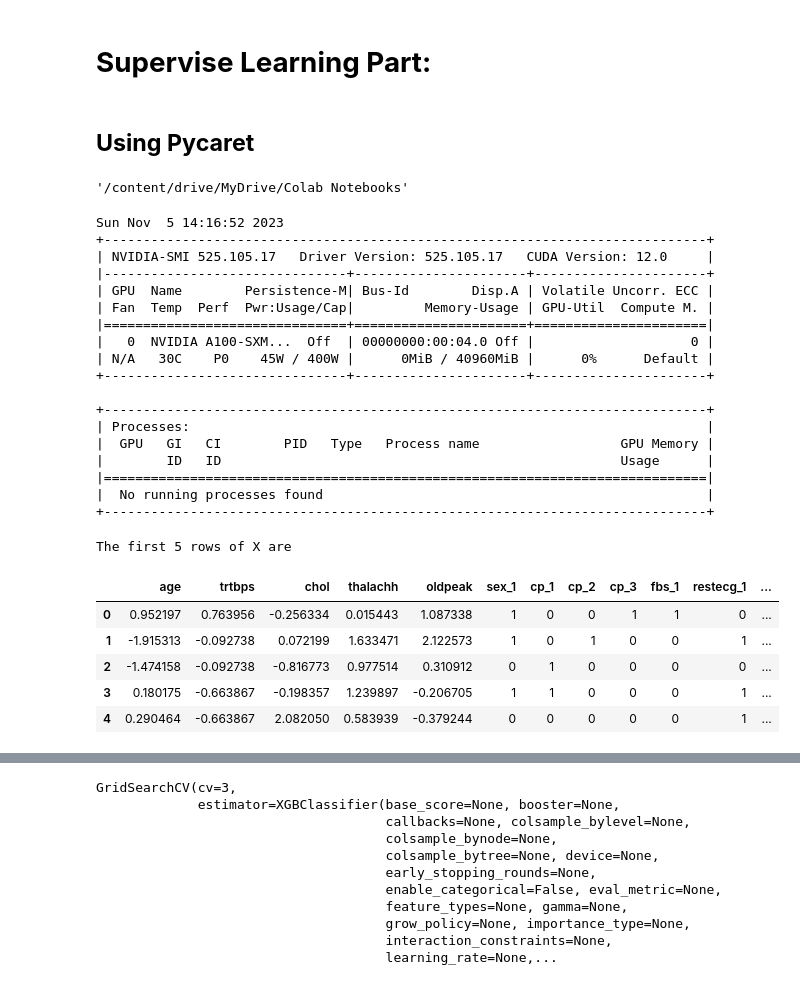
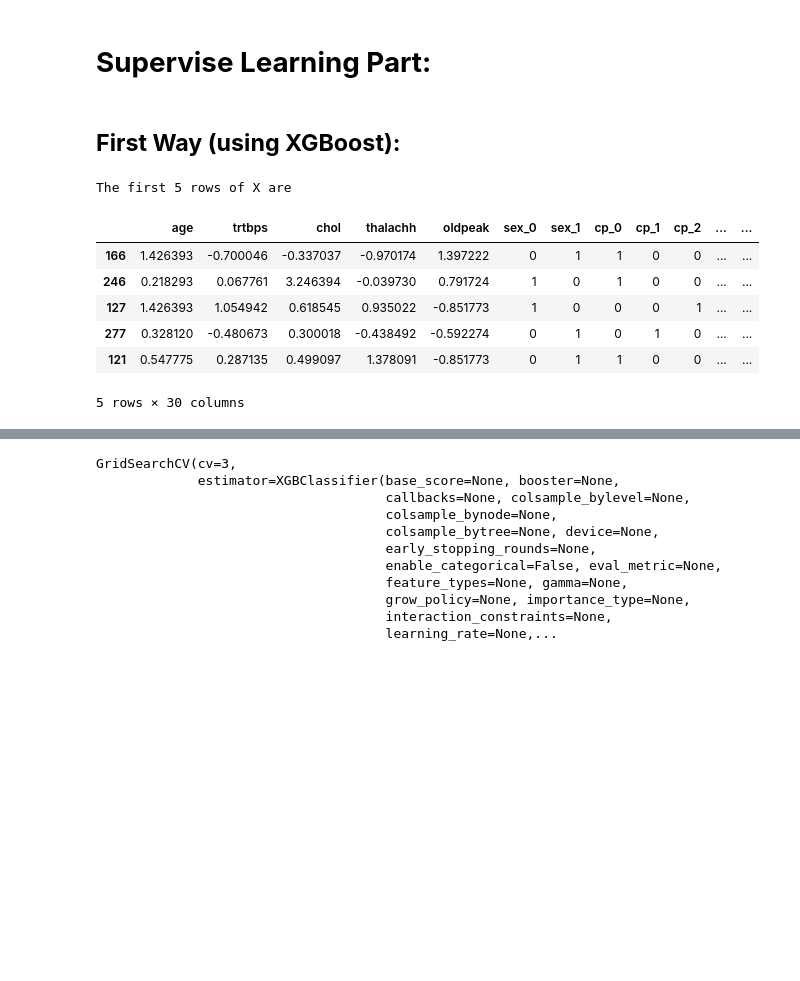
Before and after one commit to dc-neo/heart_attack_predict, a Jupyter notebook: Heart_Disease_Semi-Supervised.ipynb, the cells around one changed output, grey strips where cells are left out. Saved outputs shown, nothing was run; the diff lists cells and outputs as text; code cells hidden in the pictures; blank space fills up the shorter version.

```diff
--- a/Heart_Disease_Semi-Supervised.ipynb
+++ b/Heart_Disease_Semi-Supervised.ipynb
@@ -202,68 +202,42 @@ bx.set_xticklabels(bx.get_xticklabels(),rotation=45)
 [figure]
 # %% [markdown]
 # **Supervise Learning Part:**
-# %% [markdown]
-## **Using Pycaret**
-# %%
-os.getcwd()
-os.chdir('/content/drive/MyDrive/Colab Notebooks')
-os.getcwd()
-# %% [output]
-'/content/drive/MyDrive/Colab Notebooks'
-# %%
-gpu_info = !nvidia-smi
-gpu_info = '\n'.join(gpu_info)
-if gpu_info.find('failed') >= 0:
-  gpu_available=False
-  print('Not connected to a GPU')
-else:
-  gpu_available=True
-  print(gpu_info)
-# %% [output]
-Sun Nov  5 14:16:52 2023
-+-----------------------------------------------------------------------------+
-| NVIDIA-SMI 525.105.17   Driver Version: 525.105.17   CUDA Version: 12.0     |
-|-------------------------------+----------------------+----------------------+
-| GPU  Name        Persistence-M| Bus-Id        Disp.A | Volatile Uncorr. ECC |
-| Fan  Temp  Perf  Pwr:Usage/Cap|         Memory-Usage | GPU-Util  Compute M. |
-|===============================+======================+======================|
-|   0  NVIDIA A100-SXM...  Off  | 00000000:00:04.0 Off |                    0 |
-| N/A   30C    P0    45W / 400W |      0MiB / 40960MiB |      0%      Default |
-+-------------------------------+----------------------+----------------------+
-
-+-----------------------------------------------------------------------------+
-| Processes:                                                                  |
-|  GPU   GI   CI        PID   Type   Process name                  GPU Memory |
-|        ID   ID                                                   Usage      |
-|=============================================================================|
-|  No running processes found                                                 |
-+-----------------------------------------------------------------------------+
+# %% [markdown]
+## **First Way (using XGBoost):**
+# %%
+# Creating a subset for use when we need to use unlabelled data (unlab)
+
+train=df.sample(frac=0.8,random_state=200)
+unlab=df.drop(train.index)
 # %%
+# Labelled Dataset
+
 # In this code box, encoding categorical features for efficiency, scaling the continuous features
 
 # Features/Columns, defined by categorical (cat) / continuous (con)
-cat_cols = ['sex', 'cp', 'fbs', 'restecg', 'exng', 'slp', 'caa', 'thall', 'output']
+cat_cols = ['sex', 'cp', 'fbs', 'restecg', 'exng', 'slp', 'caa', 'thall']
 con_cols = ['age', 'trtbps', 'chol', 'thalachh', 'oldpeak']
 
 # encoding the categorical columns
-ha_encoded_data = pd.get_dummies(df, columns = cat_cols, drop_first = True)
+ha_encoded_data = pd.get_dummies(train, columns = cat_cols)
 
 # defining the features and target
-X = ha_encoded_data
-Y = ha_encoded_data
+X = ha_encoded_data.drop(['output'],axis=1)
+y = ha_encoded_data[['output']]
 
 # instantiating the scaler
 scaler = StandardScaler()
 
 # scaling the continuous features
 X[con_cols] = scaler.fit_transform(X[con_cols])
 print("The first 5 rows of X are")
 X.head()
 # %% [output]
 The first 5 rows of X are
-|  | age | trtbps | chol | thalachh | oldpeak | sex_1 | cp_1 | cp_2 | cp_3 | fbs_1 | restecg_1 | ... |
-| 0 | 0.952197 | 0.763956 | -0.256334 | 0.015443 | 1.087338 | 1 | 0 | 0 | 1 | 1 | 0 | ... |
-| 1 | -1.915313 | -0.092738 | 0.072199 | 1.633471 | 2.122573 | 1 | 0 | 1 | 0 | 0 | 1 | ... |
-| 2 | -1.474158 | -0.092738 | -0.816773 | 0.977514 | 0.310912 | 0 | 1 | 0 | 0 | 0 | 0 | ... |
-| 3 | 0.180175 | -0.663867 | -0.198357 | 1.239897 | -0.206705 | 1 | 1 | 0 | 0 | 0 | 1 | ... |
-| 4 | 0.290464 | -0.663867 | 2.082050 | 0.583939 | -0.379244 | 0 | 0 | 0 | 0 | 0 | 1 | ... |
+|  | age | trtbps | chol | thalachh | oldpeak | sex_0 | sex_1 | cp_0 | cp_1 | cp_2 | ... | ... |
+| 166 | 1.426393 | -0.700046 | -0.337037 | -0.970174 | 1.397222 | 0 | 1 | 1 | 0 | 0 | ... | ... |
+| 246 | 0.218293 | 0.067761 | 3.246394 | -0.039730 | 0.791724 | 1 | 0 | 1 | 0 | 0 | ... | ... |
+| 127 | 1.426393 | 1.054942 | 0.618545 | 0.935022 | -0.851773 | 1 | 0 | 0 | 0 | 1 | ... | ... |
+| 277 | 0.328120 | -0.480673 | 0.300018 | -0.438492 | -0.592274 | 0 | 1 | 0 | 1 | 0 | ... | ... |
+| 121 | 0.547775 | 0.287135 | 0.499097 | 1.378091 | -0.851773 | 0 | 1 | 1 | 0 | 0 | ... | ... |
+5 rows × 30 columns
```
Also changed, not shown: parts of 52 cells of this notebook.
